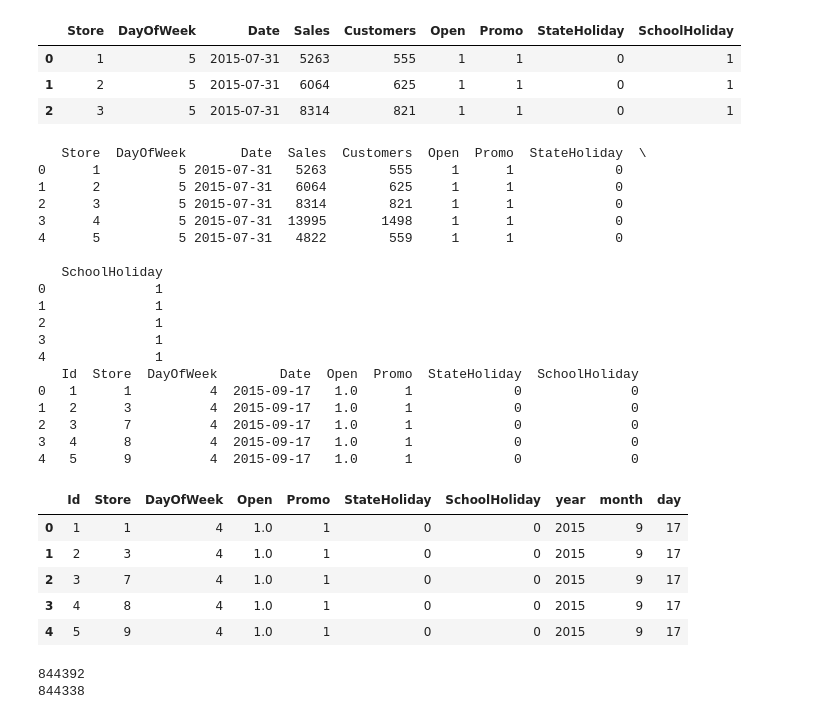
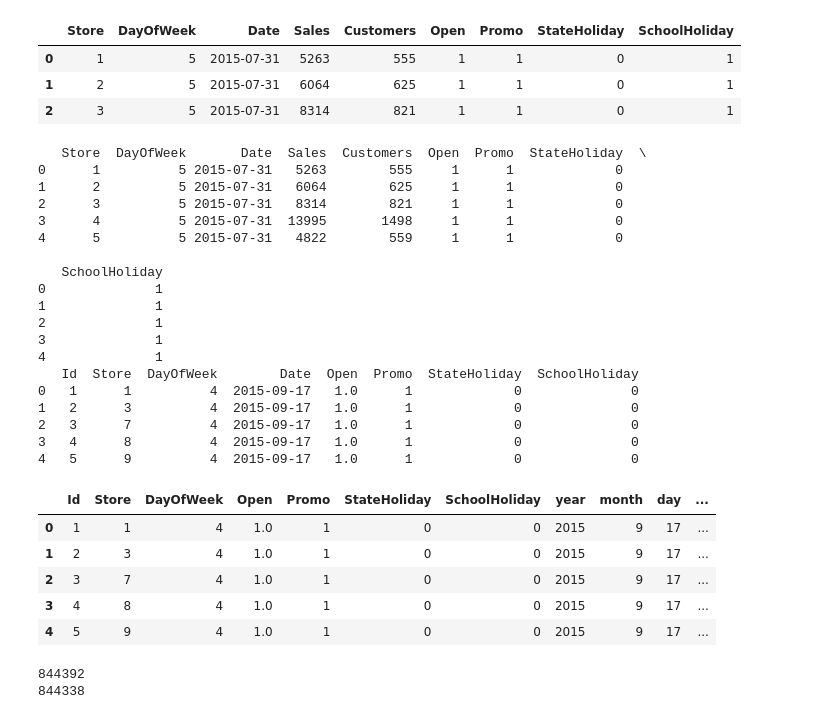
Before and after one commit to hahajing123/learning_p7, a Jupyter notebook: rossmann_sales.ipynb, the cells around one changed output. Saved outputs shown, nothing was run; the diff lists cells and outputs as text; code cells hidden in the pictures.

```diff
--- a/rossmann_sales.ipynb
+++ b/rossmann_sales.ipynb
@@ -111,6 +133,7 @@ def conver_date(data):
     data['year'] = data_date.dt.year
     data['month'] = data_date.dt.month
     data['day'] = data_date.dt.day
+    data['WweekOfYear']= data_date.dt.weekofyear
     data.drop('Date',axis=1,inplace=True)
     return data
 data_data = conver_date(data_data)
@@ -126,39 +149,39 @@ data_test.head(5)
 #data_data['year'] = data_date.dt.year
 #data_data['month'] = data_date.dt.month
 #data_data['day'] = data_date.dt.day
 #data_data.drop('Date',axis=1,inplace=True)
 
 
 #month2str = {1:'Jan',2:'Feb',3:'Mar',4:'Apr',5:'May',6:'Jun',7:'Jul',8:'Aug',9:'Sept',10:'Oct',11:'Nov',12:'Dec'}
 #data_data['month2str'] = data_data.month.map(month2str)
 #data_data.head(25)
 #data_data.shape[0]
 # %% [output]
    Store  DayOfWeek       Date  Sales  Customers  Open  Promo  StateHoliday  \
 0      1          5 2015-07-31   5263        555     1      1             0
 1      2          5 2015-07-31   6064        625     1      1             0
 2      3          5 2015-07-31   8314        821     1      1             0
 3      4          5 2015-07-31  13995       1498     1      1             0
 4      5          5 2015-07-31   4822        559     1      1             0
 
    SchoolHoliday
 0              1
 1              1
 2              1
 3              1
 4              1
    Id  Store  DayOfWeek        Date  Open  Promo  StateHoliday  SchoolHoliday
 0   1      1          4  2015-09-17   1.0      1             0              0
 1   2      3          4  2015-09-17   1.0      1             0              0
 2   3      7          4  2015-09-17   1.0      1             0              0
 3   4      8          4  2015-09-17   1.0      1             0              0
 4   5      9          4  2015-09-17   1.0      1             0              0
-|  | Id | Store | DayOfWeek | Open | Promo | StateHoliday | SchoolHoliday | year | month | day |
-| 0 | 1 | 1 | 4 | 1.0 | 1 | 0 | 0 | 2015 | 9 | 17 |
-| 1 | 2 | 3 | 4 | 1.0 | 1 | 0 | 0 | 2015 | 9 | 17 |
-| 2 | 3 | 7 | 4 | 1.0 | 1 | 0 | 0 | 2015 | 9 | 17 |
-| 3 | 4 | 8 | 4 | 1.0 | 1 | 0 | 0 | 2015 | 9 | 17 |
-| 4 | 5 | 9 | 4 | 1.0 | 1 | 0 | 0 | 2015 | 9 | 17 |
+|  | Id | Store | DayOfWeek | Open | Promo | StateHoliday | SchoolHoliday | year | month | day | ... |
+| 0 | 1 | 1 | 4 | 1.0 | 1 | 0 | 0 | 2015 | 9 | 17 | ... |
+| 1 | 2 | 3 | 4 | 1.0 | 1 | 0 | 0 | 2015 | 9 | 17 | ... |
+| 2 | 3 | 7 | 4 | 1.0 | 1 | 0 | 0 | 2015 | 9 | 17 | ... |
+| 3 | 4 | 8 | 4 | 1.0 | 1 | 0 | 0 | 2015 | 9 | 17 | ... |
+| 4 | 5 | 9 | 4 | 1.0 | 1 | 0 | 0 | 2015 | 9 | 17 | ... |
 # %%
 data_data.shape[0]
 #选取open = 1 的数据
```
Also changed, not shown: parts of 19 cells of this notebook.
